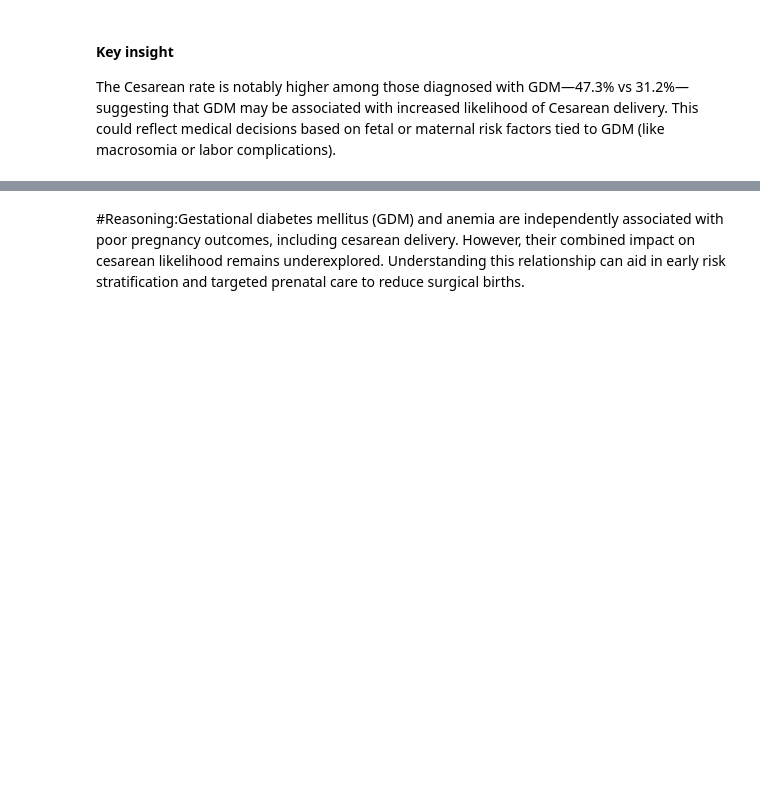
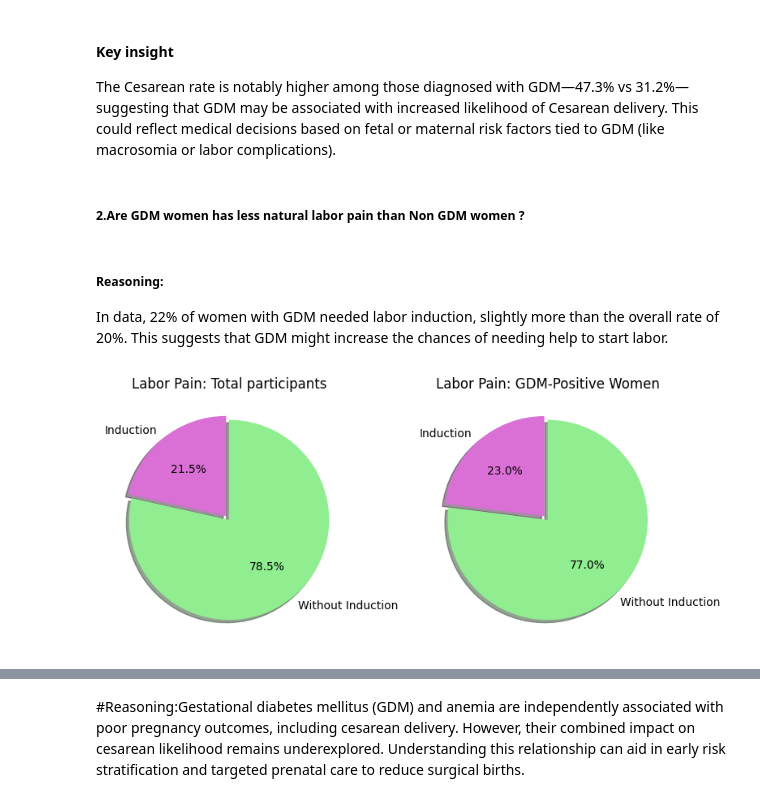
Before and after one commit to JyotsnaSusan/August2025_Python_new, a Jupyter notebook: Prescriptive_Analysis.ipynb, the cells around one changed output, grey strips where cells are left out. Drawn from its saved outputs; the diff is of its cells as text; code cells hidden in the pictures; blank space fills up the shorter version.

```diff
--- a/Prescriptive_Analysis.ipynb
+++ b/Prescriptive_Analysis.ipynb
@@ -67,3 +67,52 @@ plt.show()
 The Cesarean rate is notably higher among those diagnosed with GDM—47.3% vs 31.2%—suggesting
 that GDM may be associated with increased likelihood of Cesarean delivery. This could reflect medical decisions based on fetal
 or maternal risk factors tied to GDM (like macrosomia or labor complications).
+# %% [markdown]
+##### 2.Are GDM women has less natural labor pain than Non GDM women ?
+# %% [markdown]
+##### Reasoning:
+In data, 22% of women with GDM needed labor induction, slightly more than the overall rate of 20%. This suggests that GDM might increase the chances of needing help to start labor.
+# %%
+# Step 1: Clean the data
+df_clean = df[(df['GDM Diagonised'] != 'NR') & (df['Labor_Induced'] != 'NR')]
+
+# Step 2: Overall induction rate
+overall_counts = df_clean['Labor_Induced'].value_counts(normalize=True) * 100
+overall_counts = overall_counts.round(1)
+overall_induction = overall_counts.get(1, 0)
+overall_spontaneous = overall_counts.get(0, 0)
+
+# Step 3: Induction rate for GDM-positive women only
+gdm_df = df_clean[df_clean['GDM Diagonised'] == 'Yes']
+gdm_counts = gdm_df['Labor_Induced'].value_counts(normalize=True) * 100
+gdm_counts = gdm_counts.round(1)
+gdm_induction = gdm_counts.get(1, 0)
+gdm_spontaneous = gdm_counts.get(0, 0)
+
+# Step 4: Plot side-by-side pie charts
+fig, (ax1, ax2) = plt.subplots(1, 2, figsize=(8, 4))
+
+# Overall population pie
+ax1.pie([overall_induction, overall_spontaneous],
+        labels=['Induction', 'Without Induction'],
+        colors=['orchid', 'lightgreen'],
+        autopct='%1.1f%%',
+        startangle=90,
+        explode=[0.05, 0],
+        shadow=True)
+ax1.set_title('Labor Pain: Total participants')
+
+# GDM-positive pie
+ax2.pie([gdm_induction, gdm_spontaneous],
+        labels=['Induction', 'Without Induction'],
+        colors=['orchid', 'lightgreen'],
+        autopct='%1.1f%%',
+        startangle=90,
+        explode=[0.05, 0],
+        shadow=True)
+ax2.set_title('Labor Pain: GDM-Positive Women')
+
+plt.tight_layout()
+plt.show()
+# %% [output]
+[figure, added]
```
Also changed, not shown: parts of 18 cells of this notebook.
